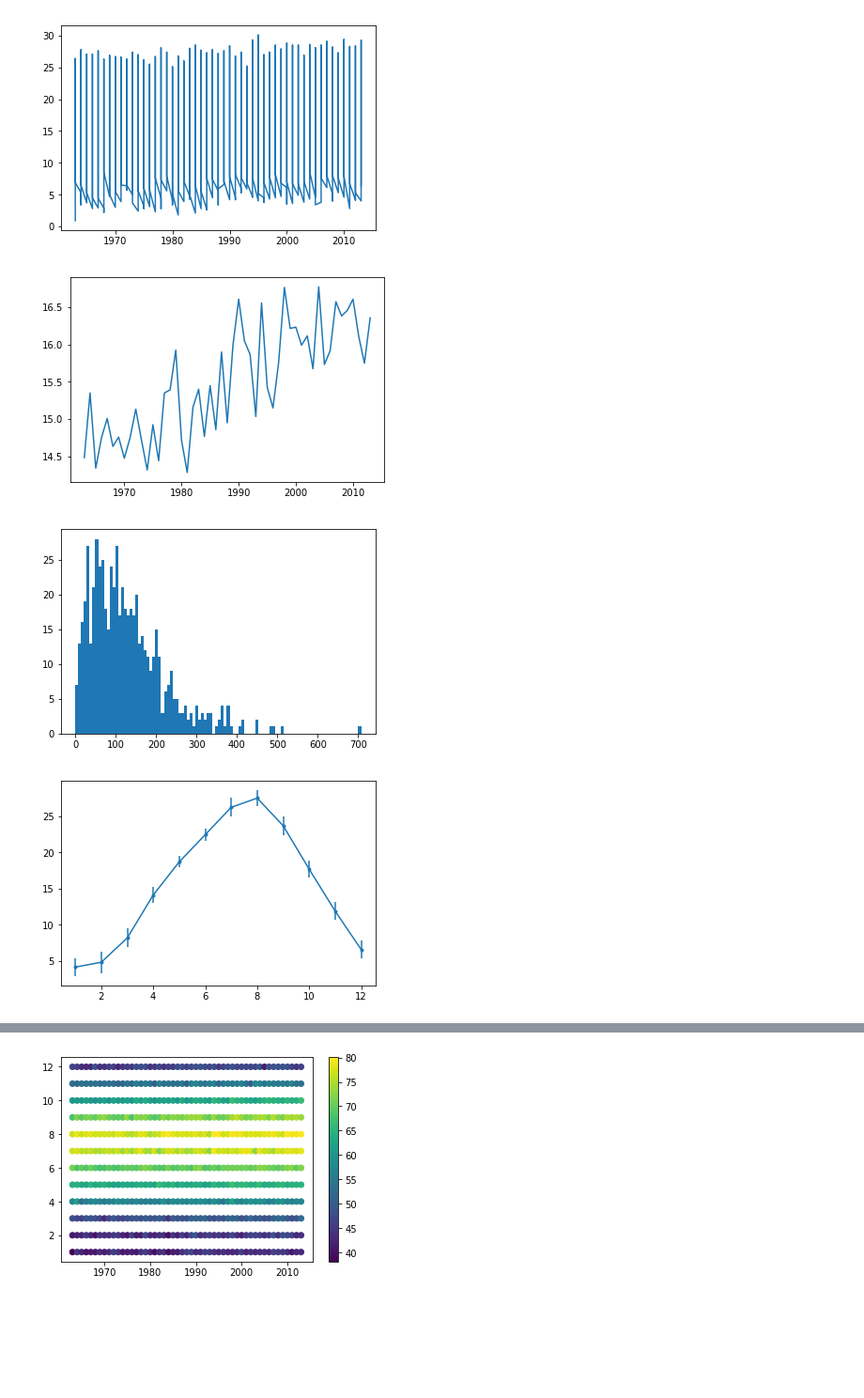
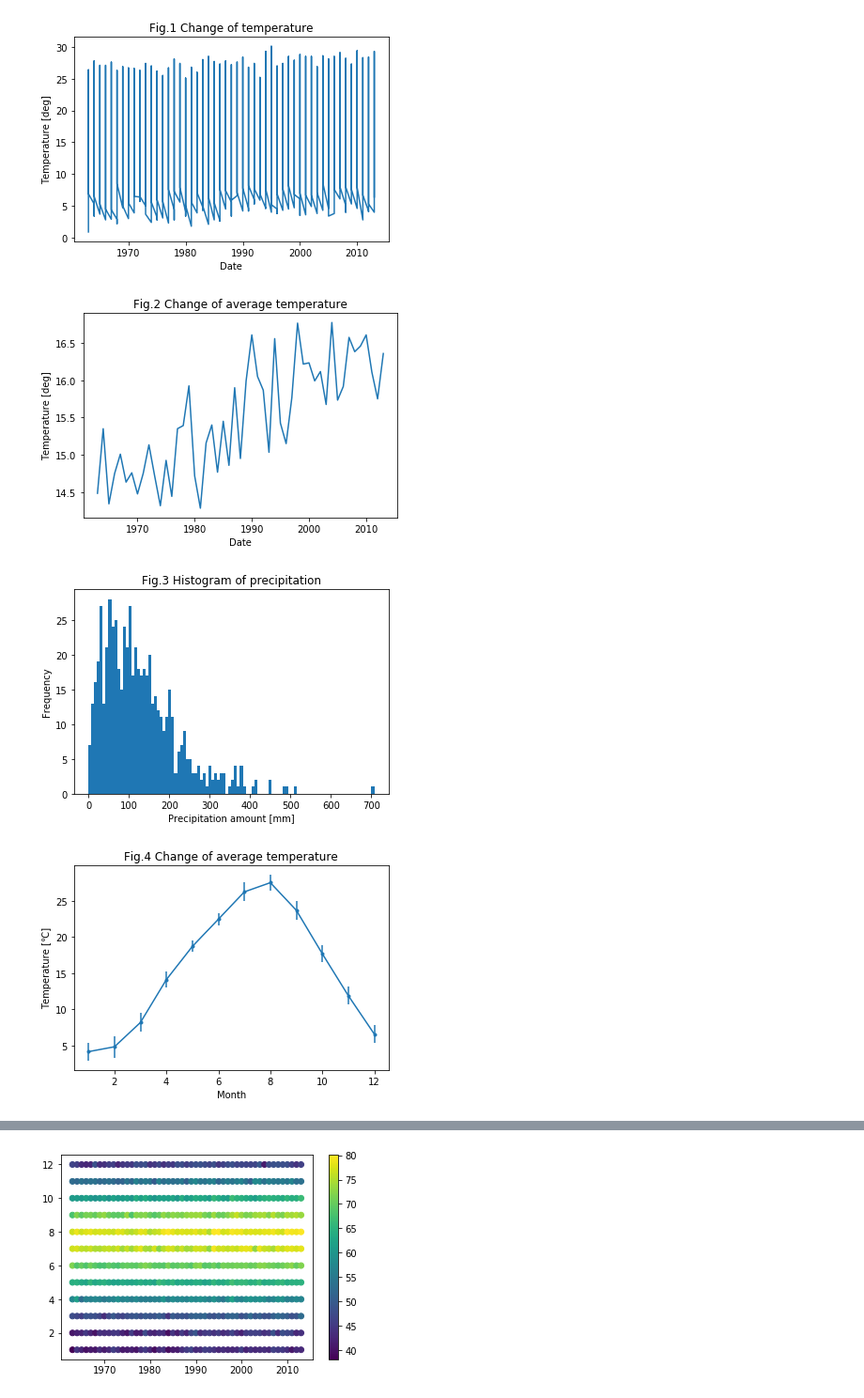
Before and after one commit to TakaakiKodama/Thu1, a Jupyter notebook: 0520/0528.ipynb, the cells around one changed output, grey strips where cells are left out. Shown at 94% size. Drawn from its saved outputs; the diff is of its cells as text; code cells hidden in the pictures; blank space fills up the shorter version.

```diff
--- a/0520/0528.ipynb
+++ b/0520/0528.ipynb
@@ -14,24 +14,36 @@ manth=np.array([i for i in range(1,13)])
 # %%
 #1.全年にわたる気温の変化の推移を示した折れ線グラフ
 plt.plot(data[0],data[2])
+plt.title("Fig.1 Change of temperature")
+plt.xlabel("Date")
+plt.ylabel("Temperature [deg]")
+plt.savefig("fig/f1.png", dpi=300)
 plt.show()
 # %% [output]
-[figure, old version]
+[figure, new version]
 # %%
 #2.各年の平均気温の推移を示した折れ線グラフ
 average_temp_y=[]
 for i in range(span):
     average_temp_y.append((tdata[2][i]).mean())
 plt.plot(year,average_temp_y)
+plt.title("Fig.2 Change of average temperature")
+plt.xlabel("Date")
+plt.ylabel("Temperature [deg]")
+plt.savefig("fig/f2.png", dpi=300)
 plt.show()
 # %% [output]
-[figure, old version]
+[figure, new version]
 # %%
 #3.全年を通した降水量のヒストグラム
 plt.hist(data[3], 100)
+plt.title("Fig.3 Histogram of precipitation")
+plt.xlabel("Precipitation amount [mm]")
+plt.ylabel("Frequency")
+plt.savefig("fig/f3.png", dpi=300)
 plt.show()
 # %% [output]
-[figure, old version]
+[figure, new version]
 # %%
 #4.各月の平均気温を折れ線で表したもの．ただし，エラーバー（上下の長さをそれぞれ標準偏差にしたもの）つき．
 average_temp_m=[
@@ -43,9 +55,13 @@ std=[
     for i in range(12)
 ]
 plt.errorbar(manth, average_temp_m, yerr=std, fmt='.-')
+plt.title("Fig.4 Change of average temperature")
+plt.xlabel("Month")
+plt.ylabel("Temperature [℃]")
+plt.savefig("fig/f4.png", dpi=300)
 plt.show()
 # %% [output]
-[figure, old version]
+[figure, new version]
 # %%
 #5.４のグラフに，月ごとの平均降水量の棒グラフを加えたもの
 average_mois_m=[
```
Also changed, not shown: parts of 4 cells of this notebook, 10 other files.
